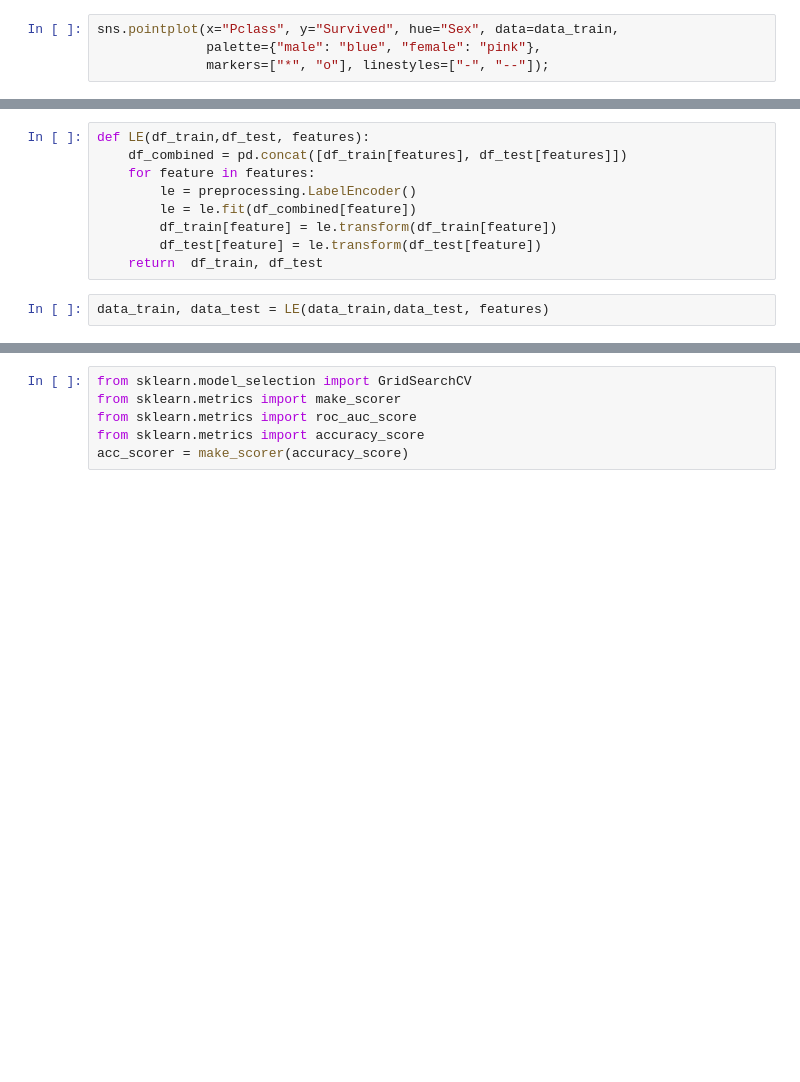
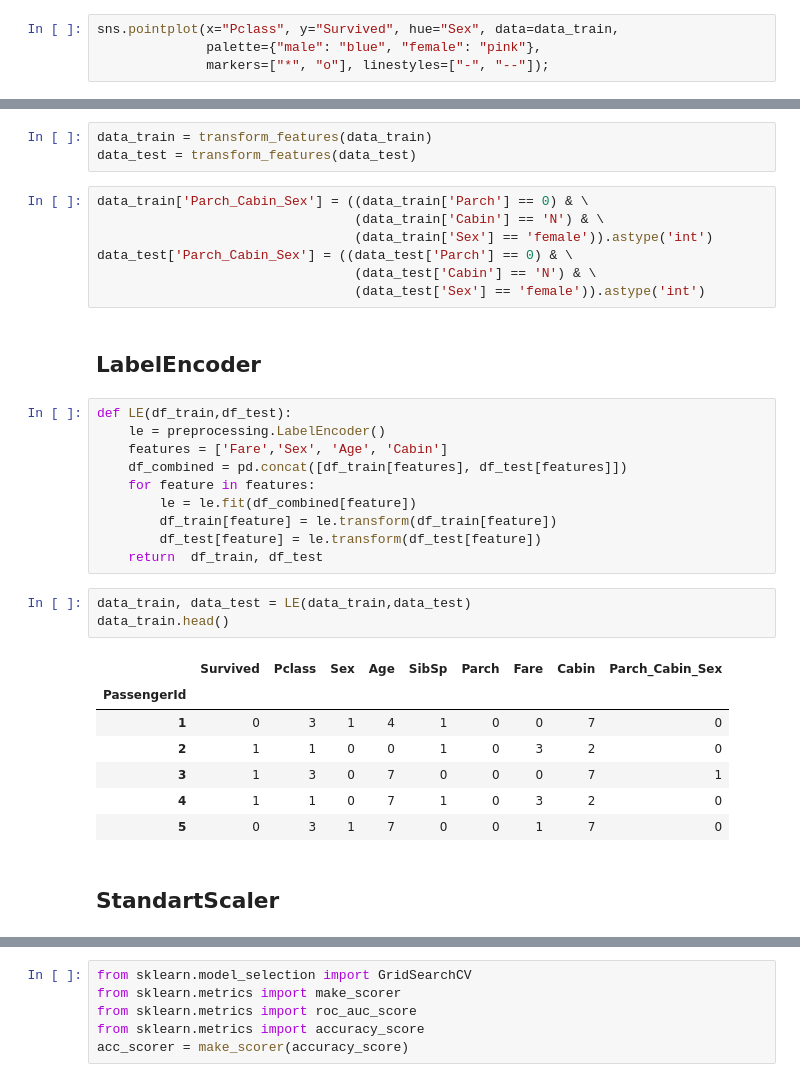
Before and after one commit to Daniil193/example, a Jupyter notebook: 0_Titanic.ipynb, the cells around one changed output, grey strips where cells are left out. Saved outputs shown, nothing was run; the diff lists cells and outputs as text; blank space fills up the shorter version.

```diff
--- a/0_Titanic.ipynb
+++ b/0_Titanic.ipynb
@@ -84,11 +38,0 @@ features = ['Fare','Sex', 'Age', 'Cabin','NamePrefix']
-# %%
-def LE(df_train,df_test, features):
-    df_combined = pd.concat([df_train[features], df_test[features]])
-    for feature in features:
-        le = preprocessing.LabelEncoder()
-        le = le.fit(df_combined[feature])
-        df_train[feature] = le.transform(df_train[feature])
-        df_test[feature] = le.transform(df_test[feature])
-    return  df_train, df_test
-# %%
-data_train, data_test = LE(data_train,data_test, features)
@@ -124,0 +82,35 @@ X_train, X_valid, y_train, y_valid = train_test_split(X_all, y_all, test_size=si
+# %%
+data_train = transform_features(data_train)
+data_test = transform_features(data_test)
+# %%
+data_train['Parch_Cabin_Sex'] = ((data_train['Parch'] == 0) & \
+                                 (data_train['Cabin'] == 'N') & \
+                                 (data_train['Sex'] == 'female')).astype('int')
+data_test['Parch_Cabin_Sex'] = ((data_test['Parch'] == 0) & \
+                                 (data_test['Cabin'] == 'N') & \
+                                 (data_test['Sex'] == 'female')).astype('int')
+# %% [markdown]
+## LabelEncoder
+# %%
+def LE(df_train,df_test):
+    le = preprocessing.LabelEncoder()
+    features = ['Fare','Sex', 'Age', 'Cabin']
+    df_combined = pd.concat([df_train[features], df_test[features]])
+    for feature in features:
+        le = le.fit(df_combined[feature])
+        df_train[feature] = le.transform(df_train[feature])
+        df_test[feature] = le.transform(df_test[feature])
+    return  df_train, df_test
+# %%
+data_train, data_test = LE(data_train,data_test)
+data_train.head()
+# %% [output]
+|  | Survived | Pclass | Sex | Age | SibSp | Parch | Fare | Cabin | Parch_Cabin_Sex |
+| PassengerId |  |  |  |  |  |  |  |  |  |
+| 1 | 0 | 3 | 1 | 4 | 1 | 0 | 0 | 7 | 0 |
+| 2 | 1 | 1 | 0 | 0 | 1 | 0 | 3 | 2 | 0 |
+| 3 | 1 | 3 | 0 | 7 | 0 | 0 | 0 | 7 | 1 |
+| 4 | 1 | 1 | 0 | 7 | 1 | 0 | 3 | 2 | 0 |
+| 5 | 0 | 3 | 1 | 7 | 0 | 0 | 1 | 7 | 0 |
+# %% [markdown]
+## StandartScaler
```
Also changed, not shown: parts of 73 cells of this notebook.
